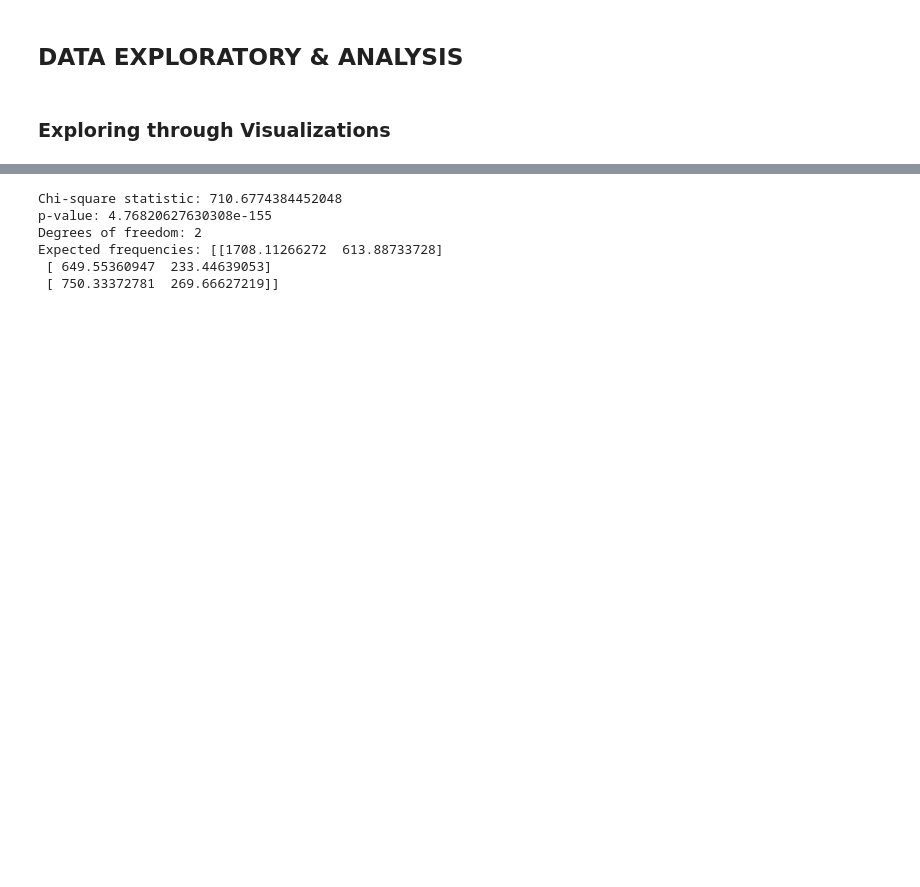
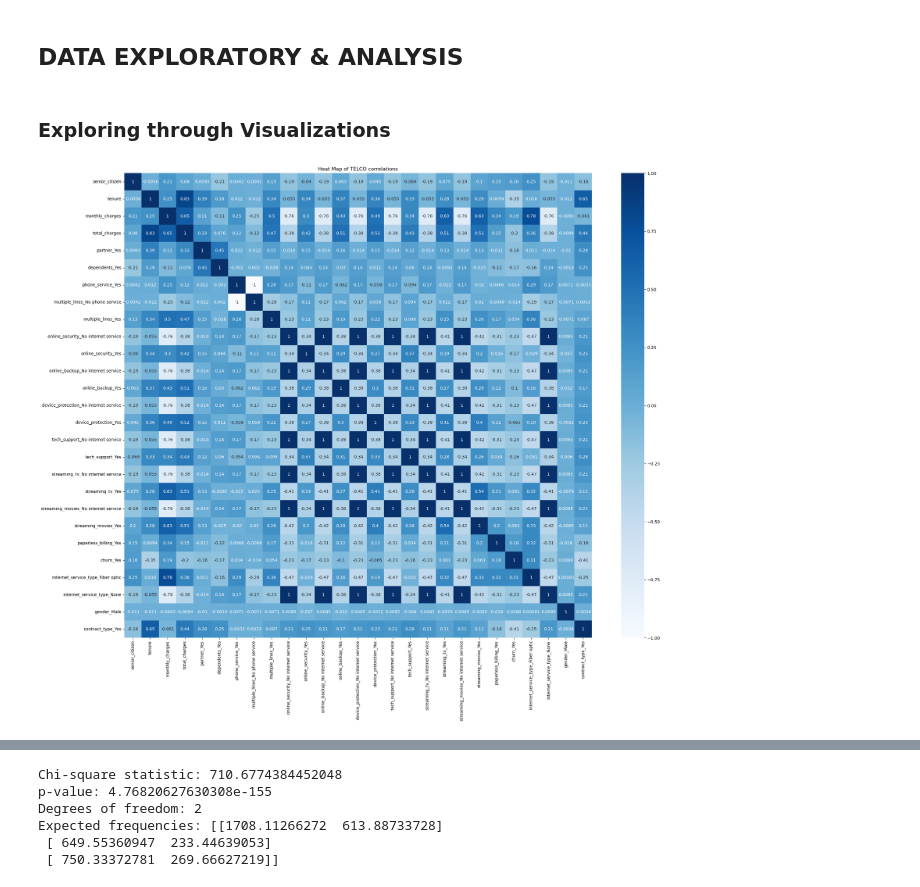
Before and after one commit to annie-carter/classification_project, a Jupyter notebook: Final_Report.ipynb, the cells around one changed output, grey strips where cells are left out. Saved outputs shown, nothing was run; the diff lists cells and outputs as text; code cells hidden in the pictures; blank space fills up the shorter version.

```diff
--- a/Final_Report.ipynb
+++ b/Final_Report.ipynb
@@ -110,4 +112,14 @@ test data shape: (1409, 29)
 ## DATA EXPLORATORY & ANALYSIS
 # %% [markdown]
 ### Exploring through Visualizations
+# %%
+#Explore correlation data
+telco_correlation = telco_train.corr()
+#Visualizing correlation data with Heat Map
+plt.figure(figsize=(25,20))
+sns.heatmap(telco_train.corr(), cmap='Blues', center=0, annot=True)
+plt.title('Heat Map of TELCO correlations')
+plt.show()
+# %% [output]
+[figure, added]
 # %%
```
Also changed, not shown: parts of 28 cells of this notebook.
